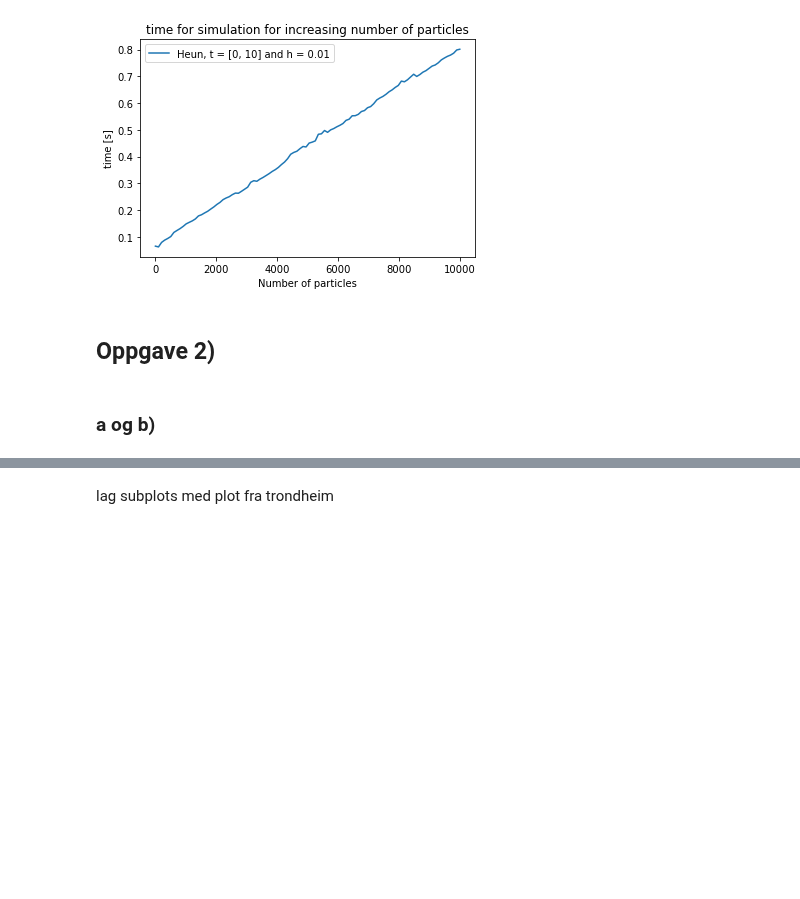
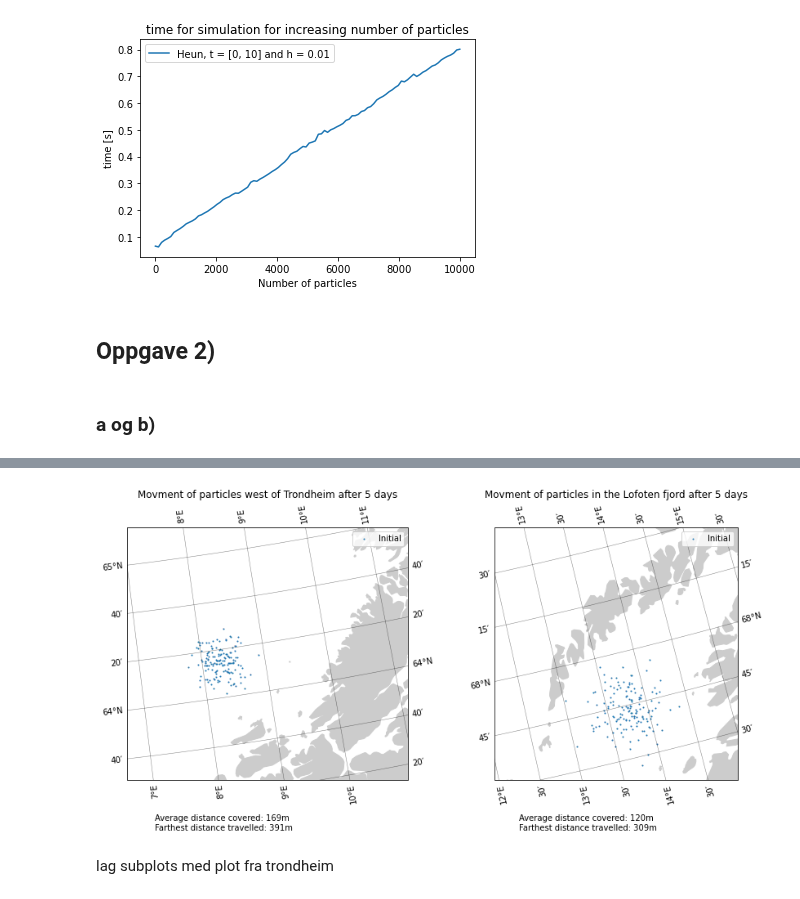
Before and after one commit to villi02/TMA4320-Introduksjon-til-vitenskapelige-beregninger-prosjekter, a Jupyter notebook: Prosjekt3-TekniskFysikk/main.ipynb, the cells around one changed output, grey strips where cells are left out. Cells and saved outputs as stored; diff of their text form; code cells hidden in the pictures; blank space fills up the shorter version.

Commit message:
Movment of the particles in question 2

```diff
--- a/Prosjekt3-TekniskFysikk/main.ipynb
+++ b/Prosjekt3-TekniskFysikk/main.ipynb
@@ -209,10 +209,11 @@ def Heun_2(X: np.ndarray, days: int, h: int, f):
     num_particles = X.shape[1]
     x = np.empty((steps + 1, 2, num_particles))
     x[:, :, :] = X
-
+    earth_r = 6371000
+    const = 180/(np.pi * earth_r)
     for i in range(0,days*24):
-        k_1 = f(X, t)/111.111
-        k_2 = f(X+ k_1*i*h,t + i*h)/111.111
+        k_1 = f(X, t)*const
+        k_2 = (f(X+ k_1*i*h,t + i*h))*const
         X_next = (X + (h*i / 2) * (k_1 + k_2)).reshape(1,2,num_particles)
         X = X_next[-1,:,:]
         x[i + 1, :, :] = X
@@ -267,2 +261,43 @@ plt.tight_layout()
+# %%
+fig, axs = plt.subplots(1, 2, figsize=(12, 6), subplot_kw={'projection': ccrs.NorthPolarStereo()})
+
+# Create projection object for converting particle positions
+npstere = ccrs.Stereographic(
+    central_latitude=90,
+    central_longitude=f.dataset.projection_stere.straight_vertical_longitude_from_pole,
+    false_easting=f.dataset.projection_stere.false_easting,
+    false_northing=f.dataset.projection_stere.false_northing,
+    true_scale_latitude=f.dataset.projection_stere.standard_parallel,
+)
+
+# Plot position_trondheim
+axs[0].add_feature(cfeature.NaturalEarthFeature('physical', 'land', '10m', color='#cccccc'))
+axs[0].scatter(position_trondheim[0, 0, :], position_trondheim[0, 1, :], s=1, transform=npstere, label='Initial')
+for j in range(position_trondheim.shape[2]):
+    axs[0].plot(position_trondheim[:, 0, j], position_trondheim[:, 1, j], transform=npstere, alpha=0.5, lw=0.5)
+axs[0].set_extent((7, 11, 63.5, 65))
+axs[0].gridlines(draw_labels=True, dms=True, x_inline=False, y_inline=False, alpha=.5, color='k', lw=.5)
+axs[0].set_title("Movment of particles west of Trondheim after 5 days")
+axs[0].text(0.1, -0.2, f'Average distance covered: {int(avg_dis_tro)}m\nFarthest distance travelled: {int(max_dis_tro)}m',
+             transform=axs[0].transAxes, ha='left')
+axs[0].legend()
+
+# Plot position_tromsoe
+axs[1].add_feature(cfeature.NaturalEarthFeature('physical', 'land', '10m', color='#cccccc'))
+axs[1].scatter(position_lofoten[0, 0, :], position_lofoten[0, 1, :], s=1, transform=npstere, label='Initial')
+for j in range(position_lofoten.shape[2]):
+    axs[1].plot(position_lofoten[:, 0, j], position_lofoten[:, 1, j], transform=npstere, alpha=0.5, lw=0.5)
+axs[1].set_extent((12.5, 15, 67.5, 68.5))
+axs[1].gridlines(draw_labels=True, dms=True, x_inline=False, y_inline=False, alpha=.5, color='k', lw=.5)
+axs[1].set_title("Movment of particles in the Lofoten fjord after 5 days")
+axs[1].text(0.1, -0.2, f'Average distance covered: {int(avg_dis_lof)}m\nFarthest distance travelled: {int(max_dis_lof)}m',
+             transform=axs[1].transAxes, ha='left')
+axs[1].legend()
+
+
+plt.tight_layout()
+plt.show()
+# %% [output]
+[figure, added]
 # %% [markdown]
 lag subplots med plot fra trondheim
```
Also changed, not shown: parts of 3 cells of this notebook.
